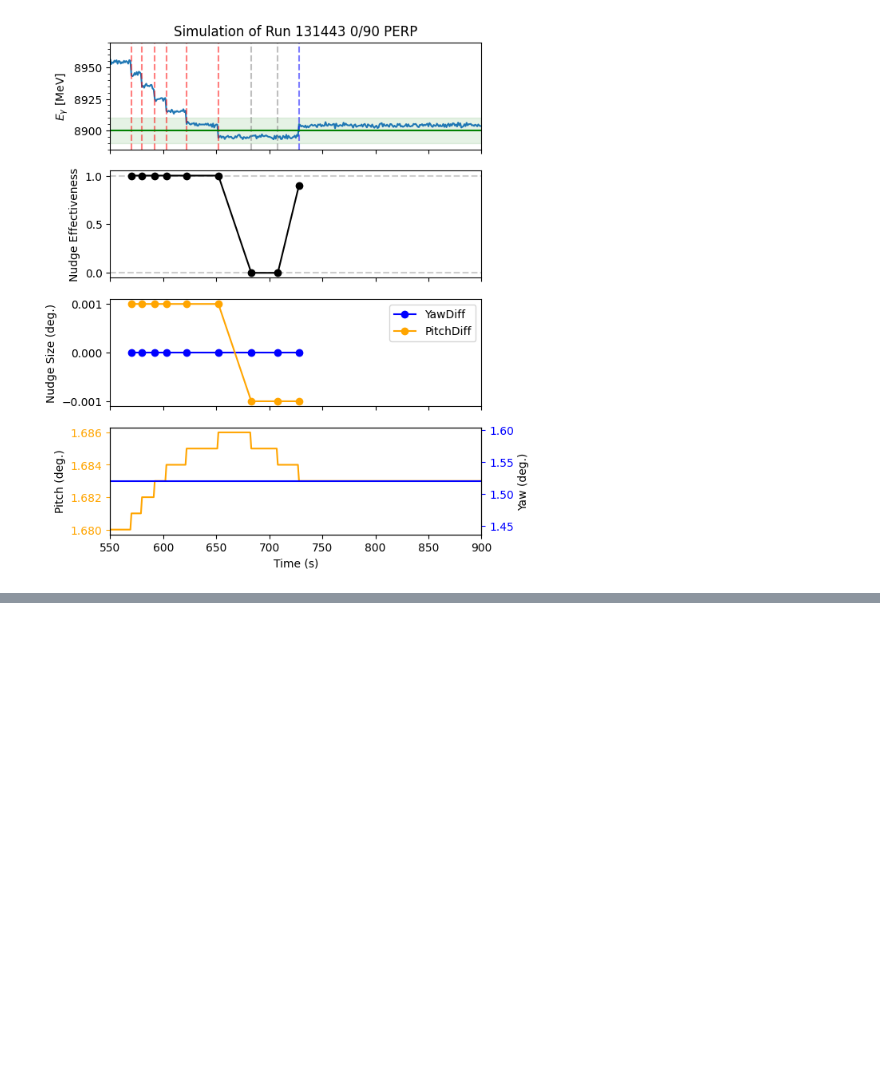
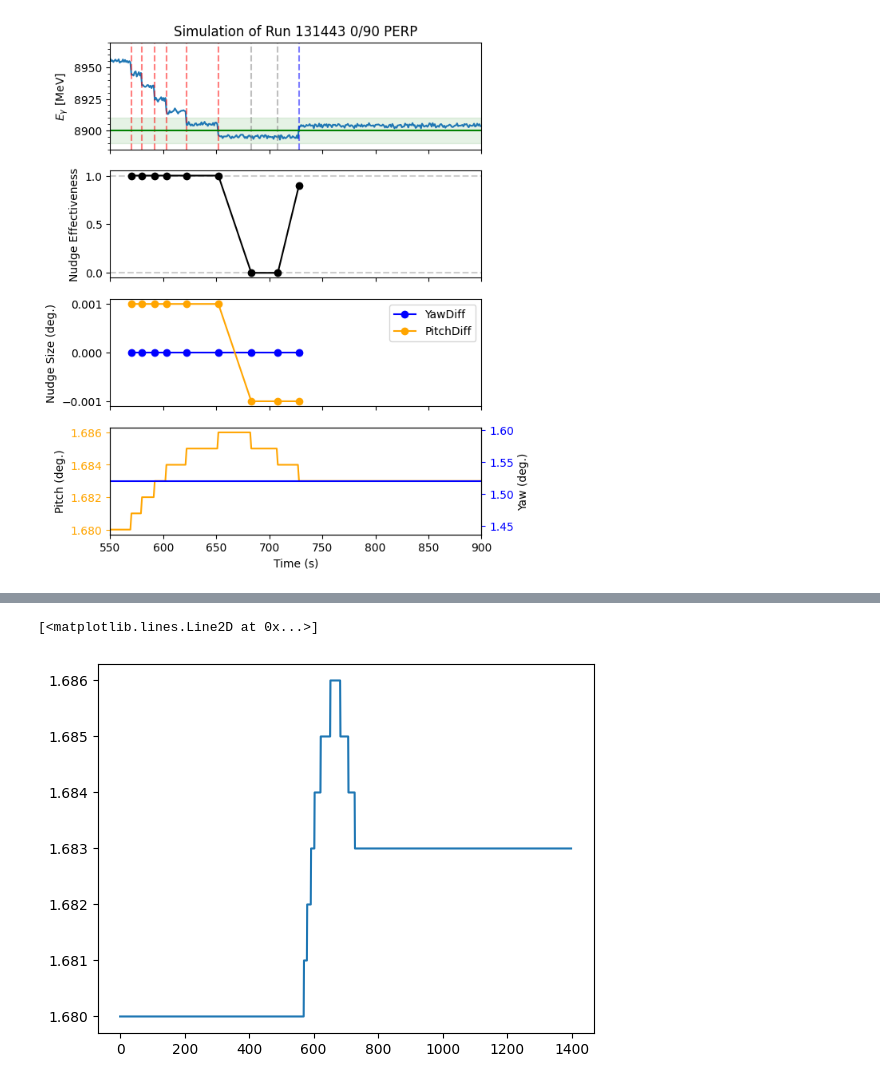
Before and after one commit to JeffersonLab/AIOP-Photon, a Jupyter notebook: simple_simulation/simple_sim.ipynb, the cells around one changed output, grey strips where cells are left out. Saved outputs shown, nothing was run; the diff lists cells and outputs as text; code cells hidden in the pictures; blank space fills up the shorter version.

```diff
--- a/simple_simulation/simple_sim.ipynb
+++ b/simple_simulation/simple_sim.ipynb
@@ -974,0 +993,5 @@ diff in diamond pitch is 0.0009999999999998899
+# %%
+plt.plot(my_df['TimeStamp'],my_df['GONI:PITCH'])
+# %% [output]
+[<matplotlib.lines.Line2D at 0x...>]
+[figure, added]
```
Also changed, not shown: parts of 10 cells of this notebook.
